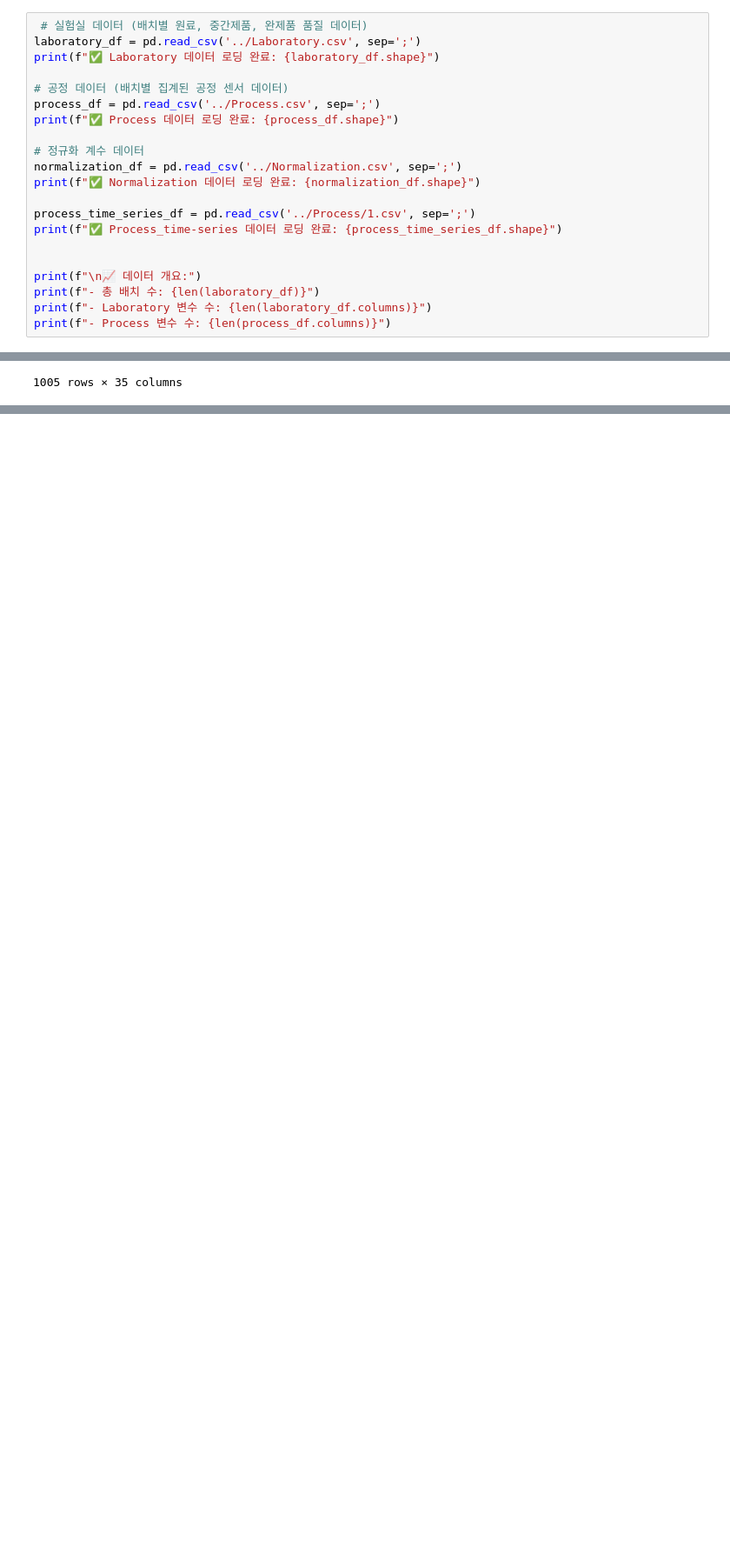
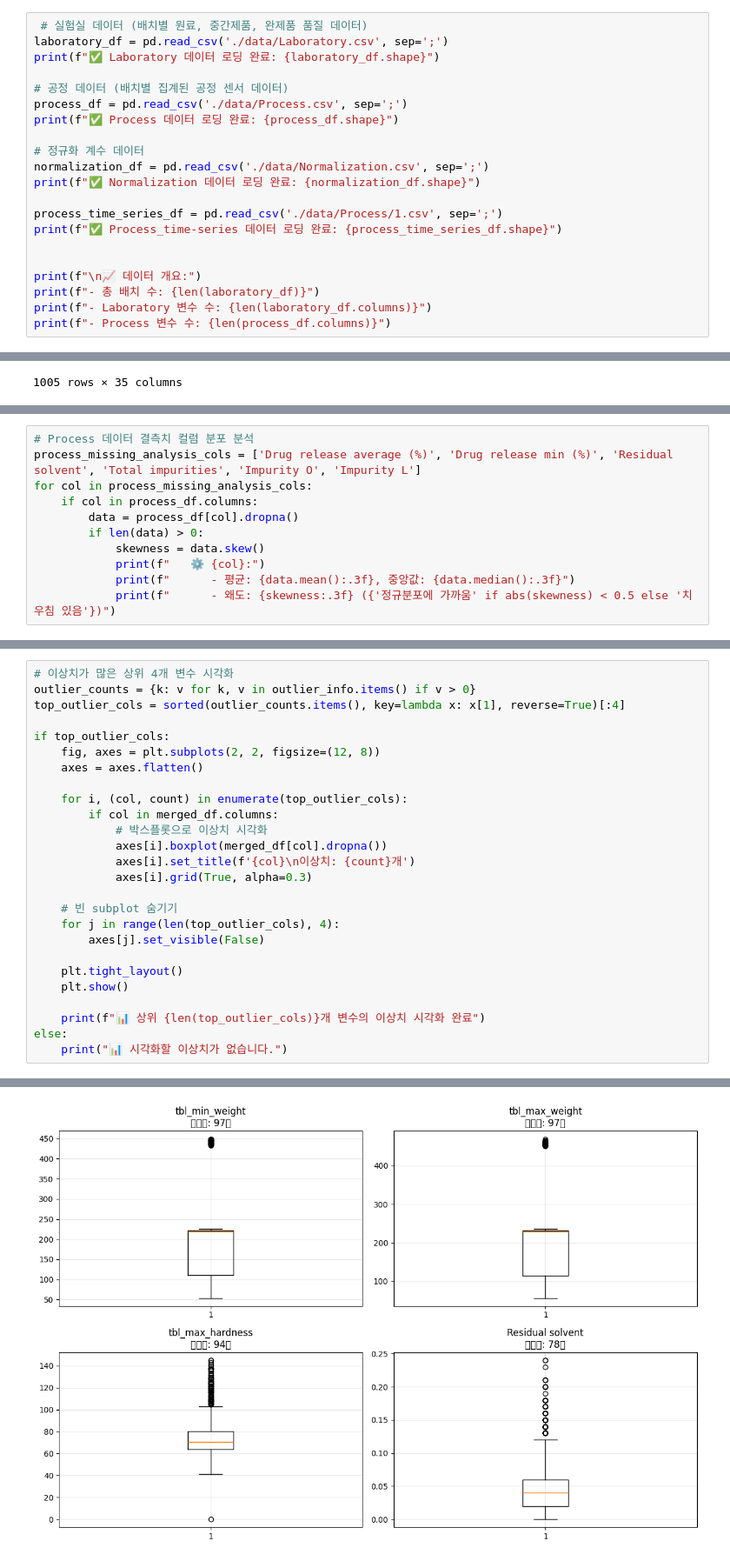
Before and after one commit to tonywjs/AI_in_pharmaceutical_manufacturing_250623, a Jupyter notebook: 05_Preprocessing.ipynb, the cells around one changed output, grey strips where cells are left out. Shown at 87% size. Cells and saved outputs as stored; diff of their text form; blank space fills up the shorter version.

```diff
--- a/05_Preprocessing.ipynb
+++ b/05_Preprocessing.ipynb
@@ -31,18 +31,18 @@ print("=" * 80)
 ## 1. 데이터 수집 및 로딩
 # %%
  # 실험실 데이터 (배치별 원료, 중간제품, 완제품 품질 데이터)
-laboratory_df = pd.read_csv('../Laboratory.csv', sep=';')
+laboratory_df = pd.read_csv('./data/Laboratory.csv', sep=';')
 print(f"✅ Laboratory 데이터 로딩 완료: {laboratory_df.shape}")
 
 # 공정 데이터 (배치별 집계된 공정 센서 데이터)
-process_df = pd.read_csv('../Process.csv', sep=';')
+process_df = pd.read_csv('./data/Process.csv', sep=';')
 print(f"✅ Process 데이터 로딩 완료: {process_df.shape}")
 
 # 정규화 계수 데이터
-normalization_df = pd.read_csv('../Normalization.csv', sep=';')
+normalization_df = pd.read_csv('./data/Normalization.csv', sep=';')
 print(f"✅ Normalization 데이터 로딩 완료: {normalization_df.shape}")
 
-process_time_series_df = pd.read_csv('../Process/1.csv', sep=';')
+process_time_series_df = pd.read_csv('./data/Process/1.csv', sep=';')
 print(f"✅ Process_time-series 데이터 로딩 완료: {process_time_series_df.shape}")
 
 
@@ -609,0 +470,11 @@ merged_clean
+# %%
+# Process 데이터 결측치 컬럼 분포 분석
+process_missing_analysis_cols = ['Drug release average (%)', 'Drug release min (%)', 'Residual solvent', 'Total impurities', 'Impurity O', 'Impurity L']
+for col in process_missing_analysis_cols:
+    if col in process_df.columns:
+        data = process_df[col].dropna()
+        if len(data) > 0:
+            skewness = data.skew()
+            print(f"   ⚙️ {col}:")
+            print(f"      - 평균: {data.mean():.3f}, 중앙값: {data.median():.3f}")
+            print(f"      - 왜도: {skewness:.3f} ({'정규분포에 가까움' if abs(skewness) < 0.5 else '치우침 있음'})")
@@ -609,0 +765,27 @@ merged_clean
+# %%
+# 이상치가 많은 상위 4개 변수 시각화
+outlier_counts = {k: v for k, v in outlier_info.items() if v > 0}
+top_outlier_cols = sorted(outlier_counts.items(), key=lambda x: x[1], reverse=True)[:4]
+
+if top_outlier_cols:
+    fig, axes = plt.subplots(2, 2, figsize=(12, 8))
+    axes = axes.flatten()
+
+    for i, (col, count) in enumerate(top_outlier_cols):
+        if col in merged_df.columns:
+            # 박스플롯으로 이상치 시각화
+            axes[i].boxplot(merged_df[col].dropna())
+            axes[i].set_title(f'{col}\n이상치: {count}개')
+            axes[i].grid(True, alpha=0.3)
+
+    # 빈 subplot 숨기기
+    for j in range(len(top_outlier_cols), 4):
+        axes[j].set_visible(False)
+
+    plt.tight_layout()
+    plt.show()
+
+    print(f"📊 상위 {len(top_outlier_cols)}개 변수의 이상치 시각화 완료")
+else:
+    print("📊 시각화할 이상치가 없습니다.")
+# %% [output]
@@ -609,0 +794 @@ merged_clean
+[figure, added]
```
Also changed, not shown: parts of 51 cells of this notebook.
